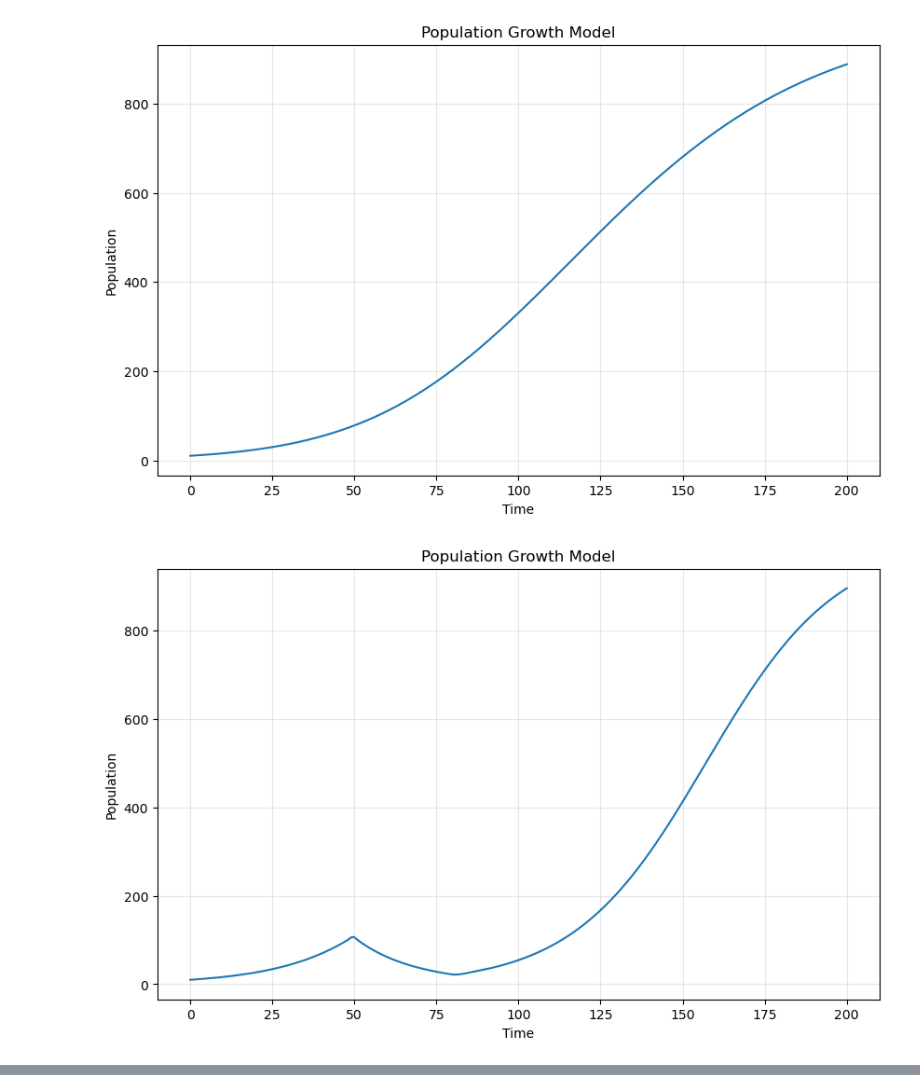
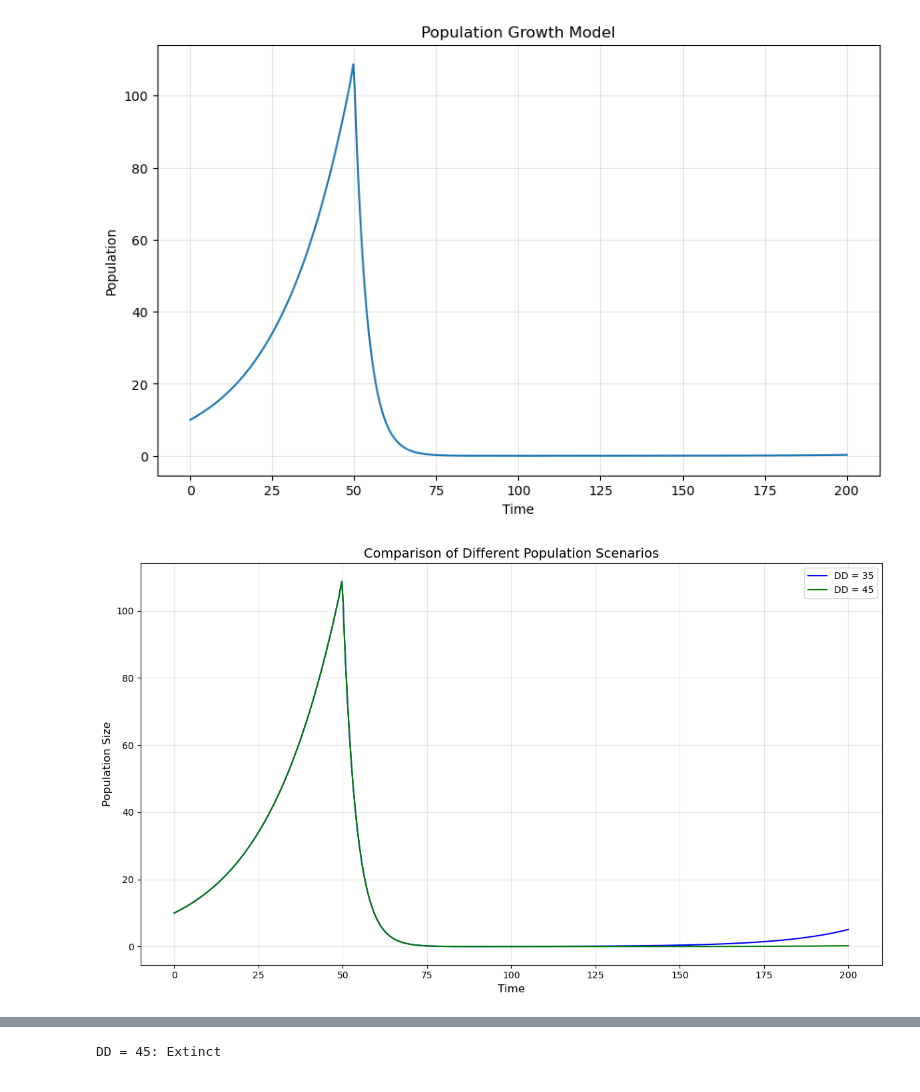
Before and after one commit to cynosuris/population-model, a Jupyter notebook: code for population model.ipynb, the cells around one changed output, grey strips where cells are left out. Cells and saved outputs as stored; diff of their text form; code cells hidden in the pictures.

```diff
--- a/code for population model.ipynb
+++ b/code for population model.ipynb
@@ -65,8 +65,10 @@ def population_model(time_span, initial_pop, params, plot=False):
 basic_params = {
     'growth_rate': 0.05,
     'carrying_capacity': 1000,
-    'competition_factor': 1.0,  # Standard logistic growth
-    'disease_mortality': 0,     # No disease
+    'competition_factor': 1,  # Standard logistic growth
+    'disease_mortality': 0.3,
+    'disease_start': 50,
+    'disease_duration': 35
 }
 t1, pop1 = population_model((0, 200), 10, basic_params, plot=True)
 
@@ -74,39 +76,17 @@ t1, pop1 = population_model((0, 200), 10, basic_params, plot=True)
 competition_params = {
     'growth_rate': 0.05,
     'carrying_capacity': 1000,
-    'competition_factor': 0.5,  # Stronger competition
-    'disease_mortality': 0,     # No disease
+    'competition_factor': 1,  # Stronger competition
+    'disease_mortality': 0.3,     # No disease
+    'disease_start': 50,        # Disease starts at t=50
+    'disease_duration': 45
 }
 t2, pop2 = population_model((0, 200), 10, competition_params, plot=True)
 
-# Disease outbreak scenario
-disease_params = {
-    'growth_rate': 0.05,
-    'carrying_capacity': 1000,
-    'competition_factor': 1.0,
-    'disease_mortality': 0.1,   # Disease causing 10% mortality rate
-    'disease_start': 50,        # Disease starts at t=50
-    'disease_duration': 30      # Disease lasts for 30 time units
-}
-t3, pop3 = population_model((0, 200), 10, disease_params, plot=True)
-
-# Combined effects - competition and recurring disease
-complex_params = {
-    'growth_rate': 0.08,
-    'carrying_capacity': 1200,
-    'competition_factor': 0.7,
-    'disease_mortality': 0.15,
-    'disease_start': 40,
-    'disease_duration': 20
-}
-t4, pop4 = population_model((0, 200), 10, complex_params, plot=True)
-
 # Comparing multiple scenarios on one plot
 plt.figure(figsize=(12, 7))
-plt.plot(t1, pop1, 'b-', label='Basic Growth')
-plt.plot(t2, pop2, 'g-', label='High Competition')
-plt.plot(t3, pop3, 'r-', label='With Disease')
-plt.plot(t4, pop4, 'm-', label='Complex Scenario')
+plt.plot(t1, pop1, 'b-', label='DD = 35')
+plt.plot(t2, pop2, 'g-', label='DD = 45')
 plt.grid(True, alpha=0.3)
 plt.xlabel('Time', fontsize=12)
 plt.ylabel('Population Size', fontsize=12)
@@ -114,4 +94,12 @@ plt.title('Comparison of Different Population Scenarios', fontsize=14)
 plt.legend()
 plt.tight_layout()
 plt.show()
+
+t1, pop1 = population_model((0, 200), 10, basic_params, plot=True)
+if min(pop1) <= 0.01:  # Using a small threshold to detect extinction
+    print("Population 1: Extinct")
+
+t2, pop2 = population_model((0, 200), 10, competition_params, plot=True)
+if min(pop2) <= 0.01:  # Using a small threshold to detect extinction
+    print("DD = 45: Extinct")
 # %% [output]
@@ -119,2 +107,2 @@ plt.show()
-[figure, old version]
+[figure, new version]
-[figure, old version]
+[figure, new version]
@@ -122,0 +111 @@ plt.show()
+DD = 45: Extinct
```
Also changed, not shown: parts of 1 cell of this notebook.
